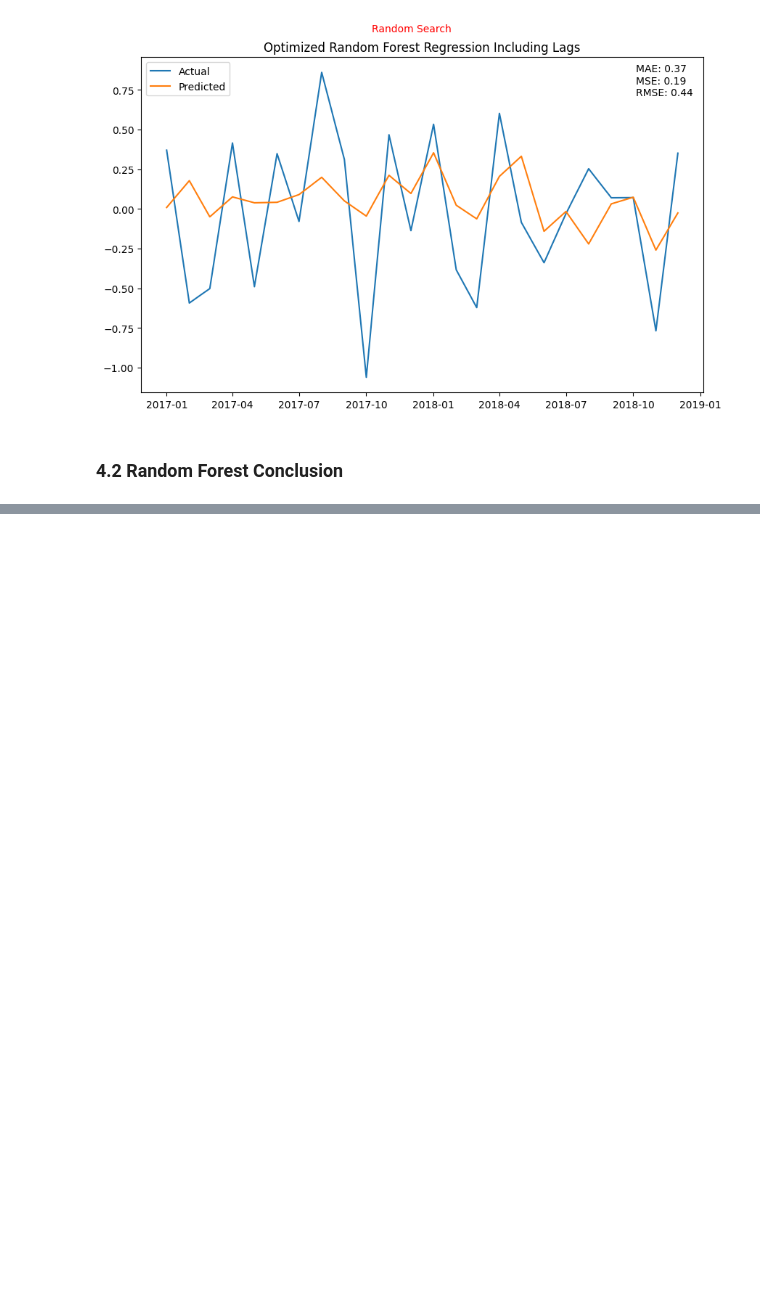
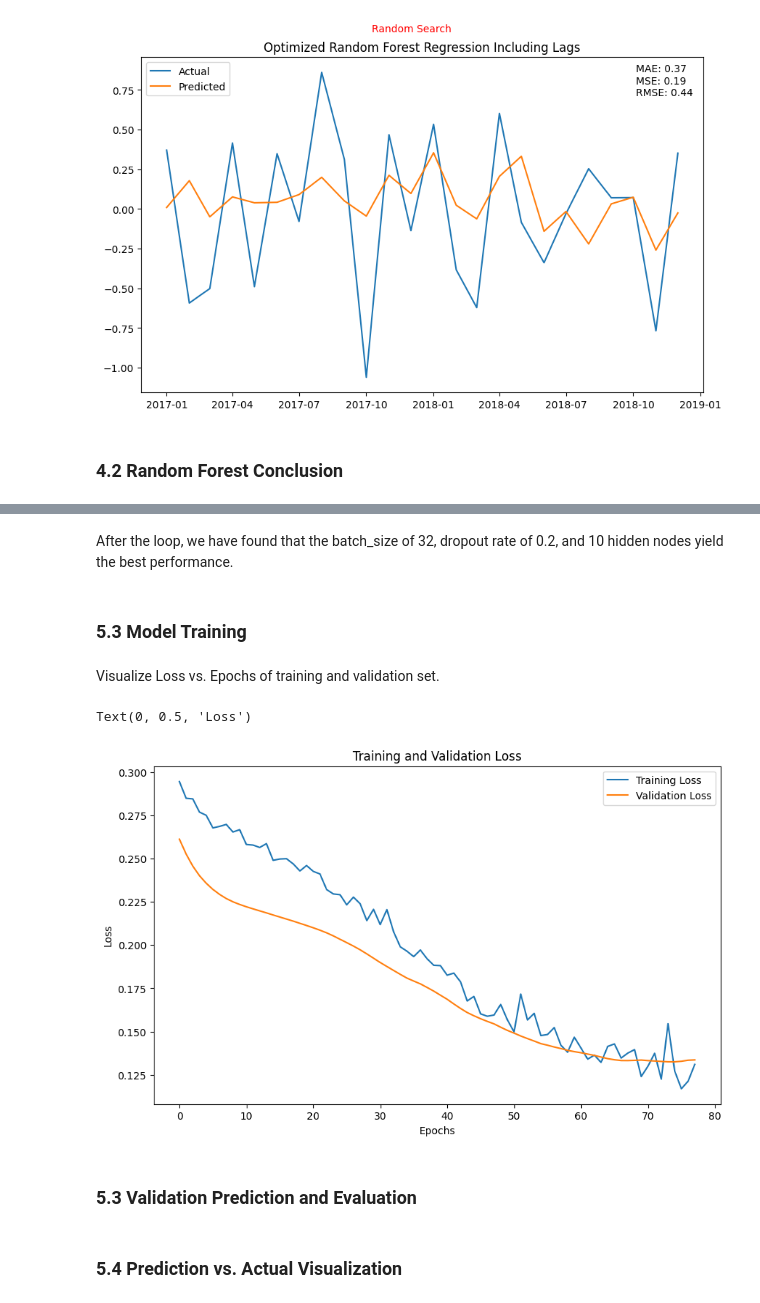
Before and after one commit to namtran6701/Inflation_Prediction, a Jupyter notebook: project_3.ipynb, the cells around one changed output, grey strips where cells are left out. Drawn from its saved outputs; the diff is of its cells as text; code cells hidden in the pictures; blank space fills up the shorter version.

Commit message:
LSTM

```diff
--- a/project_3.ipynb
+++ b/project_3.ipynb
@@ -1076,16 +1083,16 @@ def create_lag_features(df, target, lags):
     return df
 # %%
 # Adding 3 lags to the full_data dataset
-full_data = create_lag_features(full_data, target, [1, 2, 3])
+full_data_w_lags = create_lag_features(full_data, target, [1, 2, 3])
 
-full_data.dropna(inplace=True)
+full_data_w_lags.dropna(inplace=True)
 # %%
 # Create training, validation, and test sets again
-train_w_lags = full_data.loc['2010-01-01':'2016-12-31']
+train_w_lags = full_data_w_lags.loc['2010-01-01':'2016-12-31']
 
-val_w_lags = full_data.loc['2017-01-01':'2018-12-31']
+val_w_lags = full_data_w_lags.loc['2017-01-01':'2018-12-31']
 
-test_w_lags = full_data.loc['2019-01-01':'2019-12-31']
+test_w_lags = full_data_w_lags.loc['2019-01-01':'2019-12-31']
 
 x_train_w_lags = train_w_lags.drop(columns = [target])
 
@@ -1312,0 +1342,4 @@ plot_random_search_predictions(y_val_w_lags, random_search_y_pred, 'Optimized Ra
+# %%
+# Reshape the input data into 3D format for LSTM: (samples, timesteps, features)
+lstm_x_train = x_train_w_lags.values.reshape((x_train_w_lags.shape[0], 1, x_train_w_lags.shape[1]))
+lstm_x_val = x_val_w_lags.values.reshape((x_val_w_lags.shape[0], 1, x_val_w_lags.shape[1]))
@@ -1312,0 +1433,4 @@ plot_random_search_predictions(y_val_w_lags, random_search_y_pred, 'Optimized Ra
+# %% [markdown]
+After the loop, we have found that the batch_size of 32, dropout rate of 0.2, and 10 hidden nodes yield the best performance.
+# %% [markdown]
+### 5.3 Model Training
@@ -1312,0 +1473,21 @@ plot_random_search_predictions(y_val_w_lags, random_search_y_pred, 'Optimized Ra
+# %% [markdown]
+Visualize Loss vs. Epochs of training and validation set.
+# %%
+plt.figure(figsize=(10, 6))
+
+plt.plot(history.history['loss'], label='Training Loss')
+
+plt.plot(history.history['val_loss'], label='Validation Loss')
+
+plt.legend(loc='upper right')
+
+plt.title('Training and Validation Loss')
+
+plt.xlabel('Epochs')
+
+plt.ylabel('Loss')
+# %% [output]
+Text(0, 0.5, 'Loss')
+[figure, added]
+# %% [markdown]
+### 5.3 Validation Prediction and Evaluation
@@ -1312,0 +1502,2 @@ plot_random_search_predictions(y_val_w_lags, random_search_y_pred, 'Optimized Ra
+# %% [markdown]
+### 5.4 Prediction vs. Actual Visualization
```
Also changed, not shown: parts of 23 cells of this notebook.
